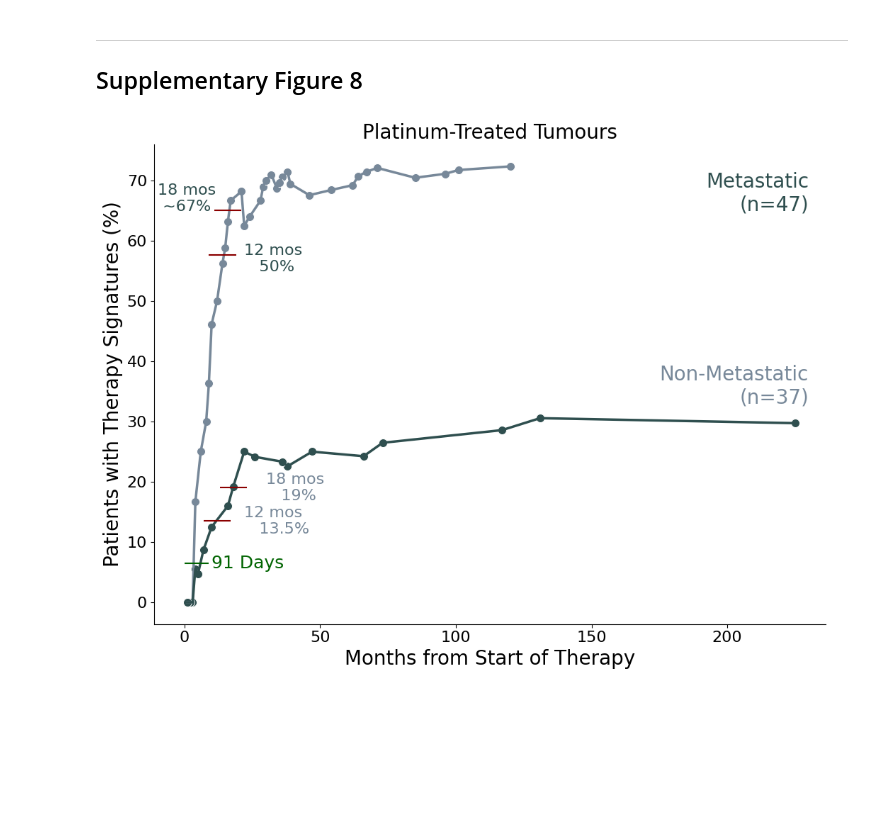
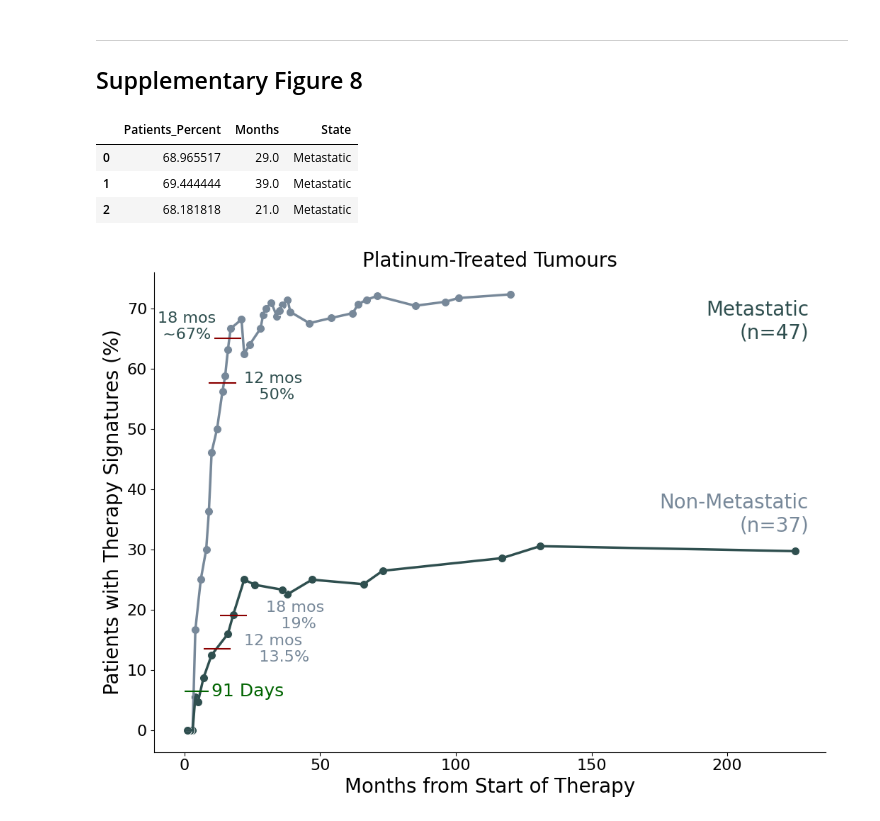
Before and after one commit to shlienlab/mutsigs_therapy, a Jupyter notebook: notebooks/MainFig_4.ipynb, the cells around one changed output. Drawn from its saved outputs; the diff is of its cells as text; code cells hidden in the pictures; blank space fills up the shorter version.

```diff
--- a/notebooks/MainFig_4.ipynb
+++ b/notebooks/MainFig_4.ipynb
@@ -807 +452,9 @@ months_mtn_sigs_df.Patients_Percent = months_mtn_sigs_df.Patients_Percent * 100
+# %%
+metastatic_months_sigs = pd.read_csv(os.path.join(root_dir, 'source_data/SuppFig_8.tsv'), sep='\t')
+metastatic_months_sigs.head(3)
+# %% [output]
+|  | Patients_Percent | Months | State |
+| 0 | 68.965517 | 29.0 | Metastatic |
+| 1 | 69.444444 | 39.0 | Metastatic |
+| 2 | 68.181818 | 21.0 | Metastatic |
 # %%
```
Also changed, not shown: parts of 39 cells of this notebook, 7 other files.
